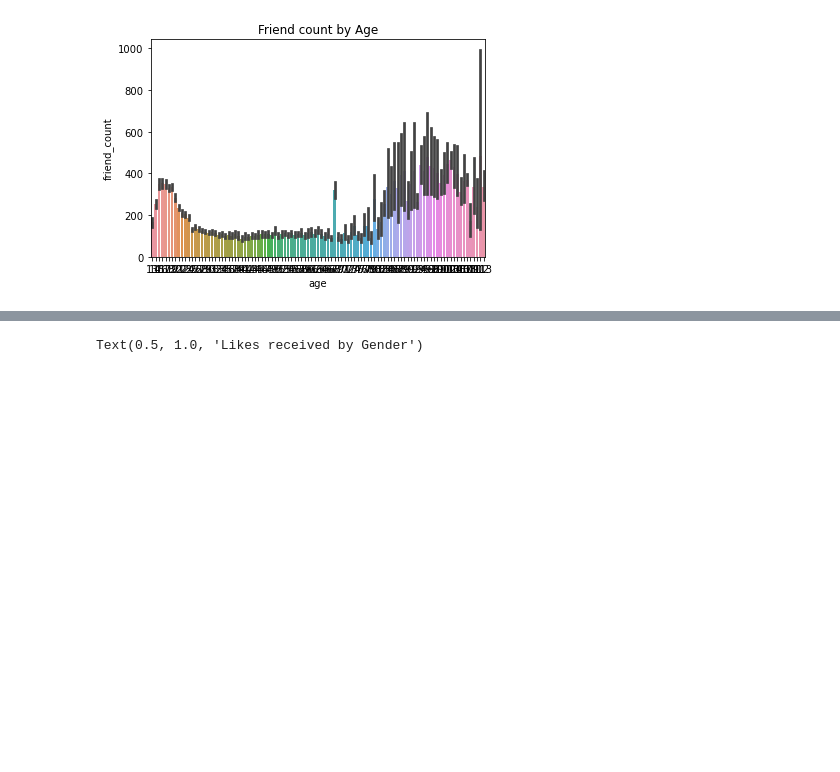
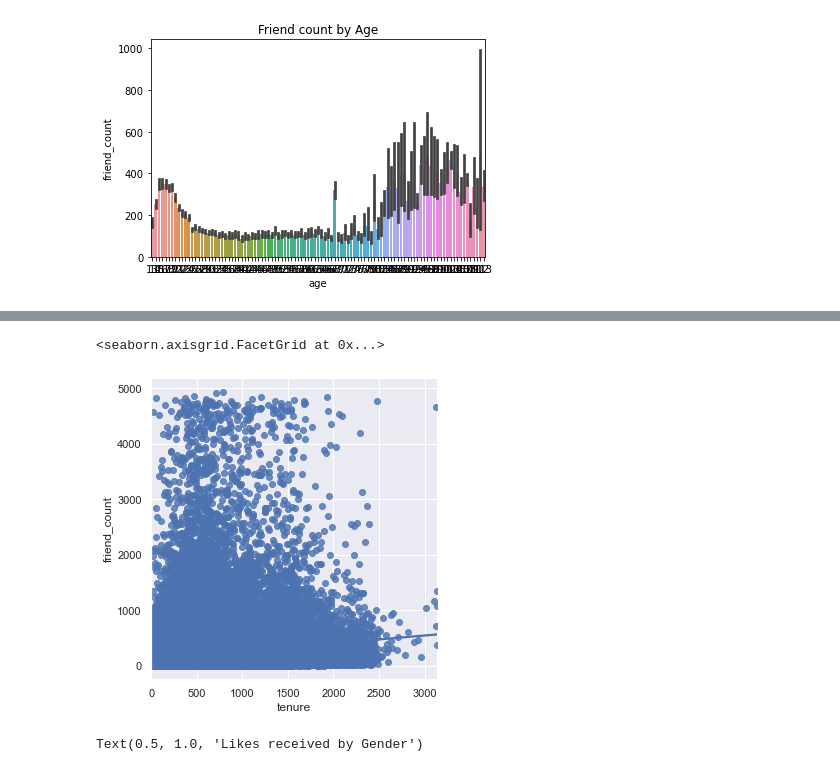
Before and after one commit to Themoonflow/DataMeshNetwork, a Jupyter notebook: SQL_InterAct.ipynb, the cells around one changed output, grey strips where cells are left out. Drawn from its saved outputs; the diff is of its cells as text; code cells hidden in the pictures; blank space fills up the shorter version.

Commit message:
seaborn

```diff
--- a/SQL_InterAct.ipynb
+++ b/SQL_InterAct.ipynb
@@ -97,3 +107,11 @@ Text(0.5, 1.0, 'Friend count by Age')
+# %%
+sb.lmplot(x = "tenure",
+            y = "friend_count",
+            ci = None,
+            data = fbData)
+# %% [output]
+<seaborn.axisgrid.FacetGrid at 0x...>
+[figure, added]
 # %%
 ax =sb.barplot(x='gender', y='likes_received', data=fbData)
 ax.set_title('Likes received by Gender')
```
Also changed, not shown: parts of 3 cells of this notebook.
